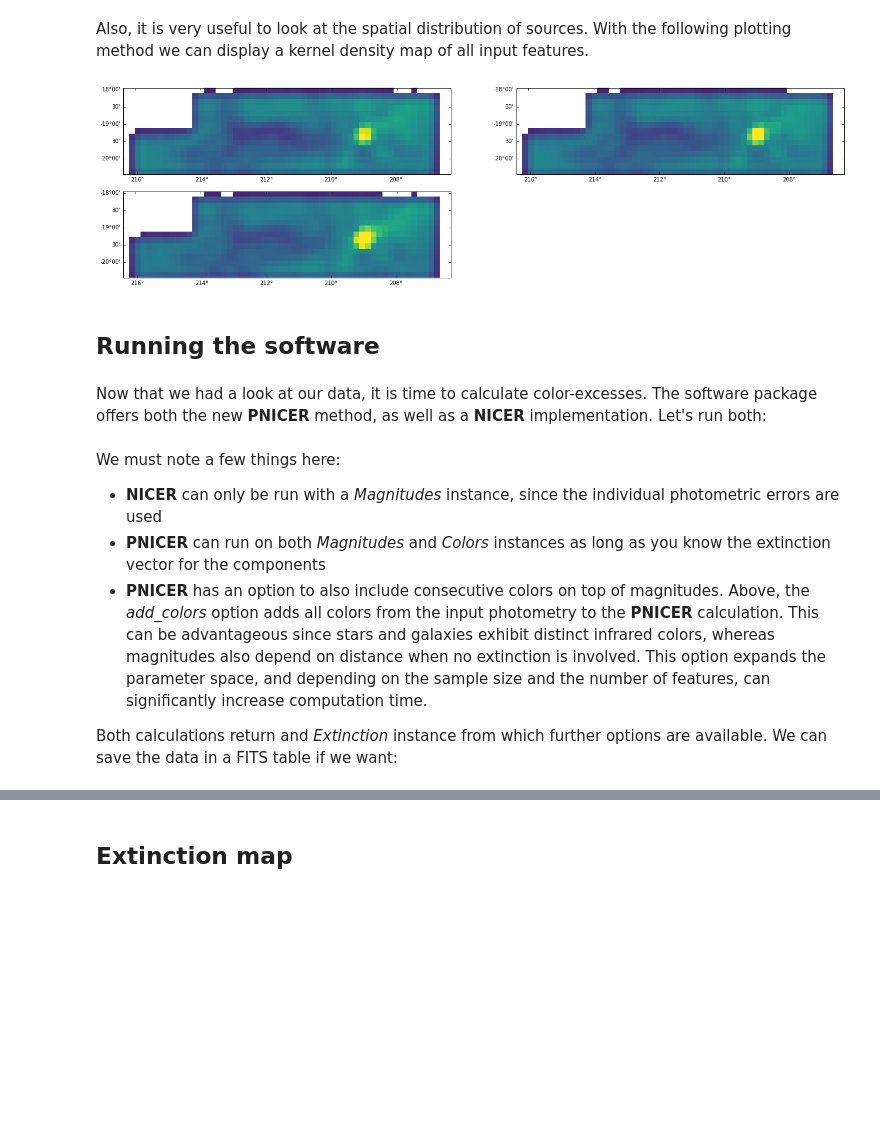
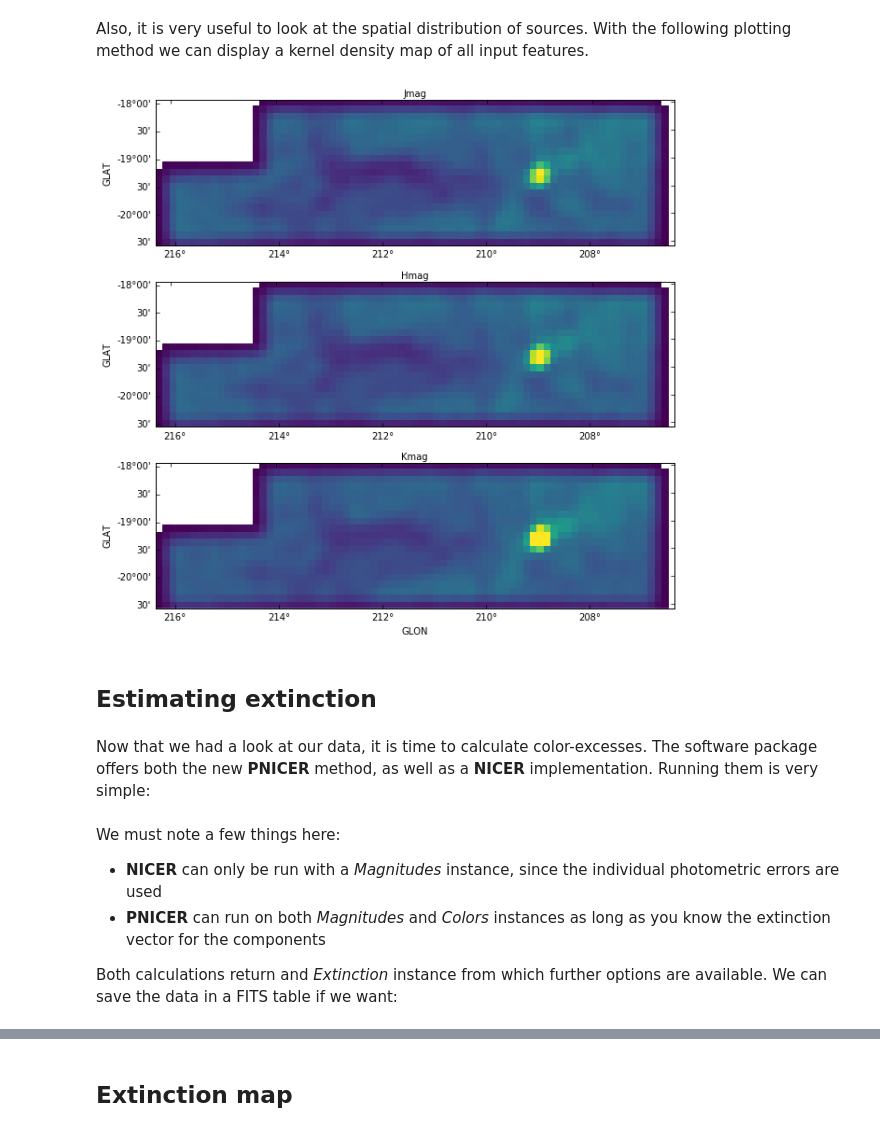
Before and after one commit to smeingast/PNICER, a Jupyter notebook: notebooks/pnicer.ipynb, the cells around one changed output, grey strips where cells are left out. Saved outputs shown, nothing was run; the diff lists cells and outputs as text; code cells hidden in the pictures; blank space fills up the shorter version.

```diff
--- a/notebooks/pnicer.ipynb
+++ b/notebooks/pnicer.ipynb
@@ -7,7 +7,7 @@
 # %%
 # First we define some file paths to point to PNICER and its test files
 pnicer_path = "/Users/Antares/Dropbox/Projects/PNICER/"
-test_resources_path = pnicer_path + "tests_resources/"
+test_resources_path = pnicer_path + "pnicer/tests_resources/"
 science_path = test_resources_path + "Orion_A_2mass.fits"
 control_path = test_resources_path + "CF_2mass.fits"
 # %%
@@ -87,11 +82,11 @@ science.mag2color().plot_combinations_kde()
 # %% [markdown]
 Also, it is very useful to look at the spatial distribution of sources. With the following plotting method we can display a kernel density map of all input features.
-# %%
-science.plot_spatial_kde(frame="galactic", pixsize=10/60)
-# %% [output]
-[figure, removed]
-# %% [markdown]
-## Running the software
+# %%
+science.plot_sources_kde(bandwidth=15/60)
+# %% [output]
+[figure, added]
+# %% [markdown]
+## Estimating extinction
 # %% [markdown]
-Now that we had a look at our data, it is time to calculate color-excesses. The software package offers both the new **PNICER** method, as well as a **NICER** implementation. Let's run both:
+Now that we had a look at our data, it is time to calculate color-excesses. The software package offers both the new **PNICER** method, as well as a **NICER** implementation. Running them is very simple:
 # %%
@@ -102,7 +97,6 @@ We must note a few things here:
 
 + **NICER** can only be run with a *Magnitudes* instance, since the individual photometric errors are used
 + **PNICER** can run on both *Magnitudes* and *Colors* instances as long as you know the extinction vector for the components
-+ **PNICER** has an option to also include consecutive colors on top of magnitudes. Above, the *add_colors* option adds all colors from the input photometry to the **PNICER** calculation. This can be advantageous since stars and galaxies exhibit distinct infrared colors, whereas magnitudes also depend on distance when no extinction is involved. This option expands the parameter space, and depending on the sample size and the number of features, can significantly increase computation time.
 
 Both calculations return and *Extinction* instance from which further options are available. We can save the data in a FITS table if we want:
 # %%
```
Also changed, not shown: parts of 21 cells of this notebook.
